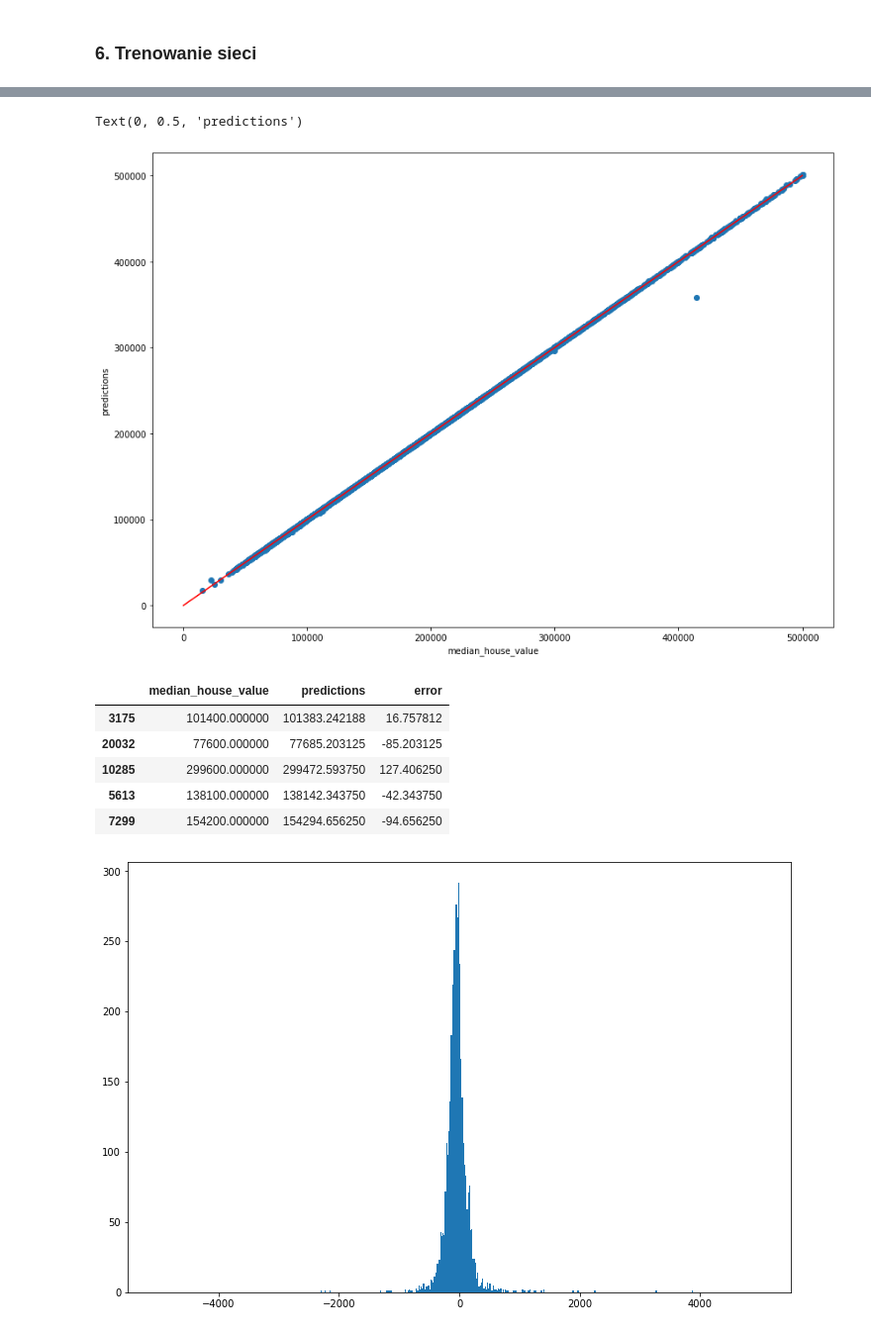
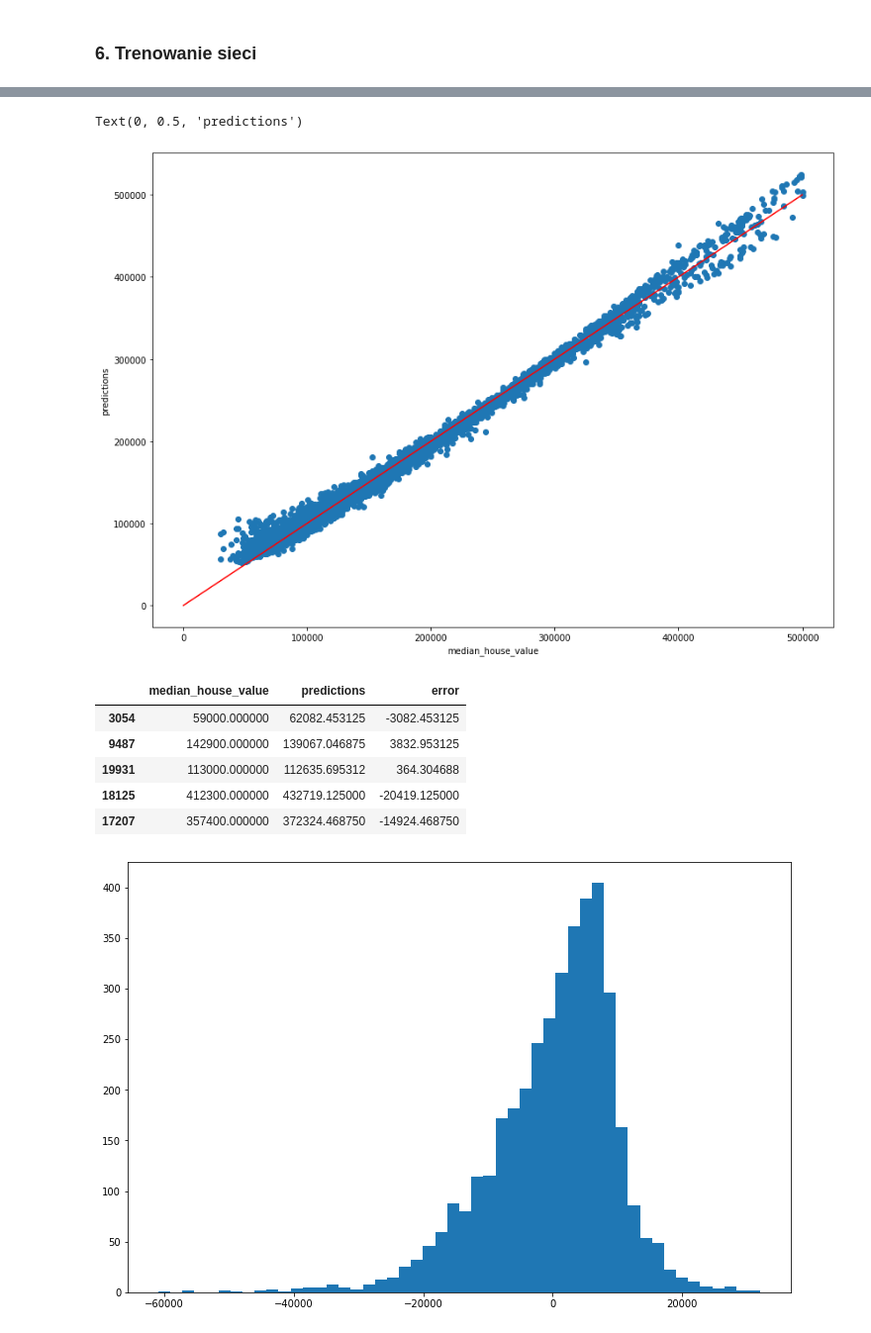
Before and after one commit to keinam53/Deep_learning, a Jupyter notebook: 4_Regresja/1_Cena_mieszkan.ipynb, the cells around one changed output, grey strips where cells are left out. Shown at 99% size. Cells and saved outputs as stored; diff of their text form; code cells hidden in the pictures.

```diff
--- a/4_Regresja/1_Cena_mieszkan.ipynb
+++ b/4_Regresja/1_Cena_mieszkan.ipynb
@@ -200,9 +200,9 @@ X_train.shape
 # %%
 def build_model():
     model = Sequential()
-    model.add(Dense(1024, kernel_regularizer='l2', activation='relu', input_shape=[13]))
-    model.add(Dense(512, activation='relu'))
-    model.add(Dense(128, activation='relu'))
+    model.add(Dense(128, kernel_regularizer='l2', activation='relu', input_shape=[13]))
+    model.add(Dense(32, activation='relu'))
+    model.add(Dense(8, activation='relu'))
     model.add(Dense(1))
 
     model.compile(optimizer='adam',
@@ -232,7 +232,7 @@ _________________________________________________________________
 # %% [markdown]
 ### <a name='a5'></a> 6. Trenowanie sieci
 # %%
-history = model.fit(X_train, y_train, epochs=150, validation_split=0.2, batch_size=32, verbose=False)
+history = model.fit(X_train, y_train, epochs=15, validation_split=0.2, batch_size=32, verbose=False)
 # %%
 metrics = pd.DataFrame(history.history)
 metrics['epoch'] = history.epoch
@@ -297,19 +297,19 @@ plt.xlabel('median_house_value')
 plt.ylabel('predictions')
 # %% [output]
 Text(0, 0.5, 'predictions')
-[figure, old version]
+[figure, new version]
 # %%
 pred['error'] = pred['median_house_value'] - pred['predictions']
 pred.head()
 # %% [output]
 |  | median_house_value | predictions | error |
-| 3175 | 101400.000000 | 101383.242188 | 16.757812 |
-| 20032 | 77600.000000 | 77685.203125 | -85.203125 |
-| 10285 | 299600.000000 | 299472.593750 | 127.406250 |
-| 5613 | 138100.000000 | 138142.343750 | -42.343750 |
-| 7299 | 154200.000000 | 154294.656250 | -94.656250 |
+| 3054 | 59000.000000 | 62082.453125 | -3082.453125 |
+| 9487 | 142900.000000 | 139067.046875 | 3832.953125 |
+| 19931 | 113000.000000 | 112635.695312 | 364.304688 |
+| 18125 | 412300.000000 | 432719.125000 | -20419.125000 |
+| 17207 | 357400.000000 | 372324.468750 | -14924.468750 |
 # %%
 plt.figure(figsize=(12, 8))
-_ = plt.hist(pred['error'], bins=500, range=[-5000, 5000])
+_ = plt.hist(pred['error'], bins=50)
 # %% [output]
-[figure, old version]
+[figure, new version]
```
Also changed, not shown: parts of 6 cells of this notebook.
